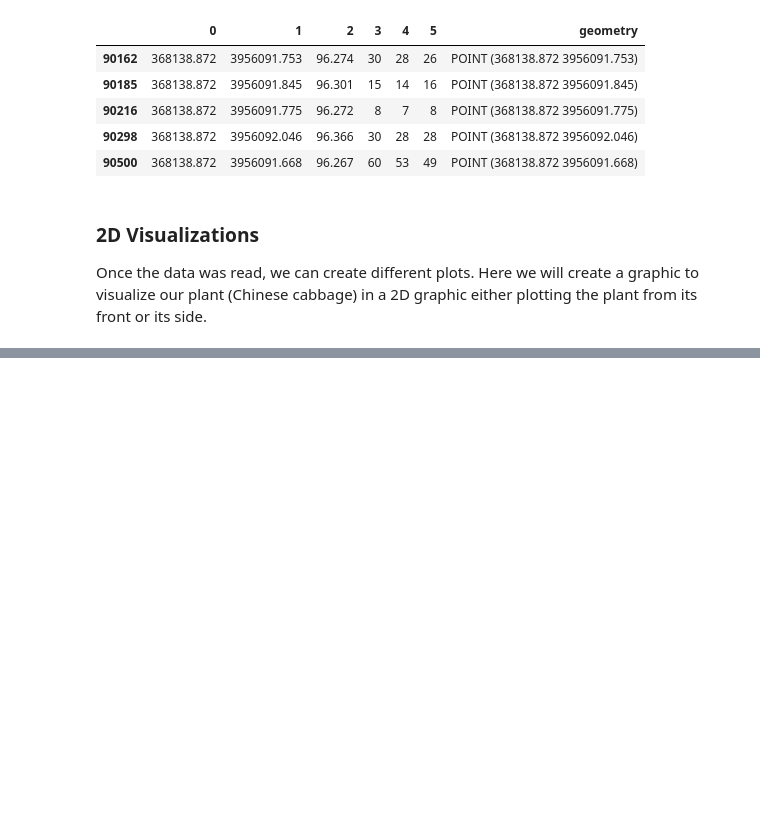
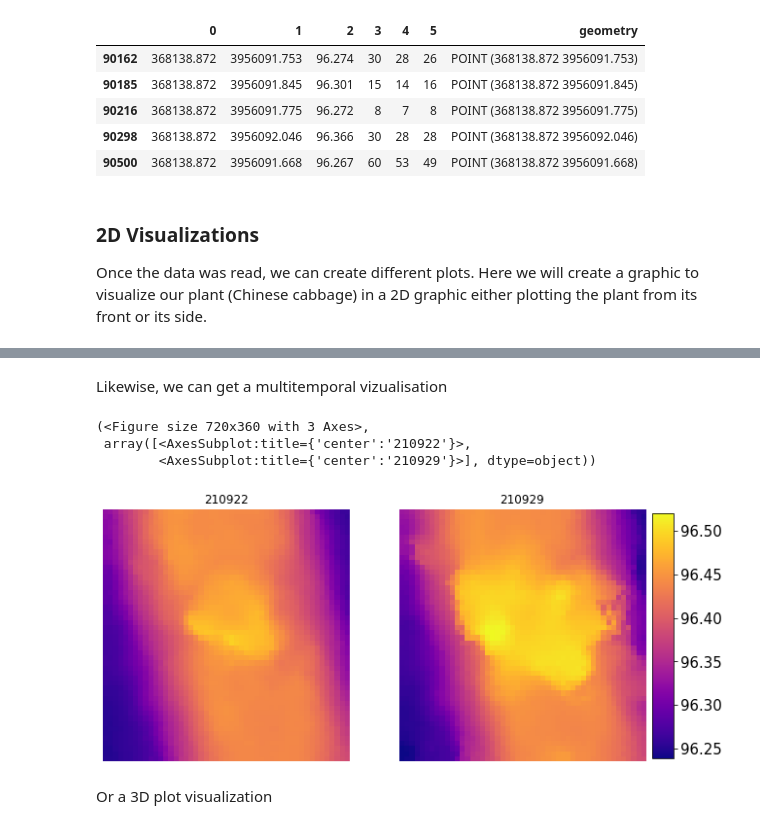
Before and after one commit to CIAT-DAPA/drone_data, a Jupyter notebook: cloud_points_example.ipynb, the cells around one changed output, grey strips where cells are left out. Saved outputs shown, nothing was run; the diff lists cells and outputs as text; code cells hidden in the pictures; blank space fills up the shorter version.

```diff
--- a/cloud_points_example.ipynb
+++ b/cloud_points_example.ipynb
@@ -122,2 +110,18 @@ g = heightdata.plot.pcolormesh( "x",
+# %% [markdown]
+Likewise, we can get a multitemporal vizualisation
+# %%
+from utils.plt_functions import plot_multichanels
+
+heightdata = raster_intknn.z.isel(date=slice(0, 2)).copy()
+
+plot_multichanels(heightdata.values,num_rows=1,num_columns = 2,
+                  chanels_names=["210922","210929"],figsize=(10,5), cmap= 'plasma')
+# %% [output]
+(<Figure size 720x360 with 3 Axes>,
+ array([<AxesSubplot:title={'center':'210922'}>,
+        <AxesSubplot:title={'center':'210929'}>], dtype=object))
+[figure, added]
+# %% [markdown]
+Or a 3D plot visualization
 # %%
 ### 3D plot
```
Also changed, not shown: parts of 22 cells of this notebook.
